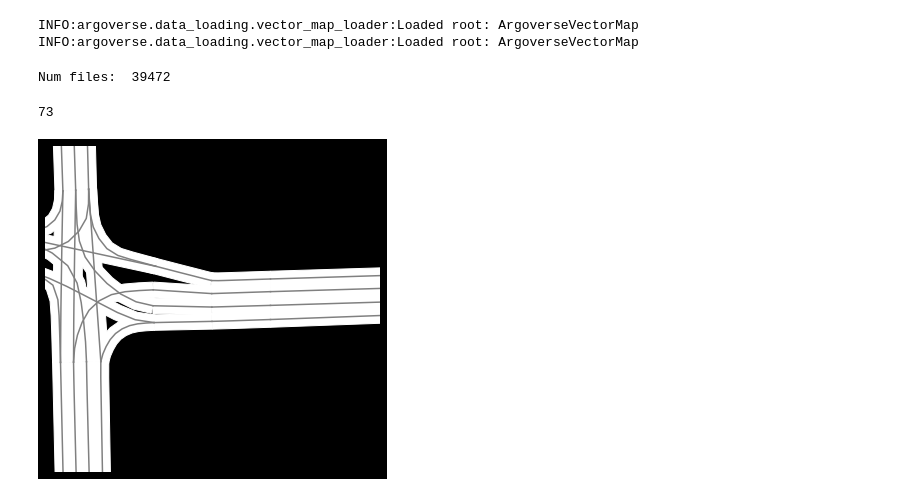
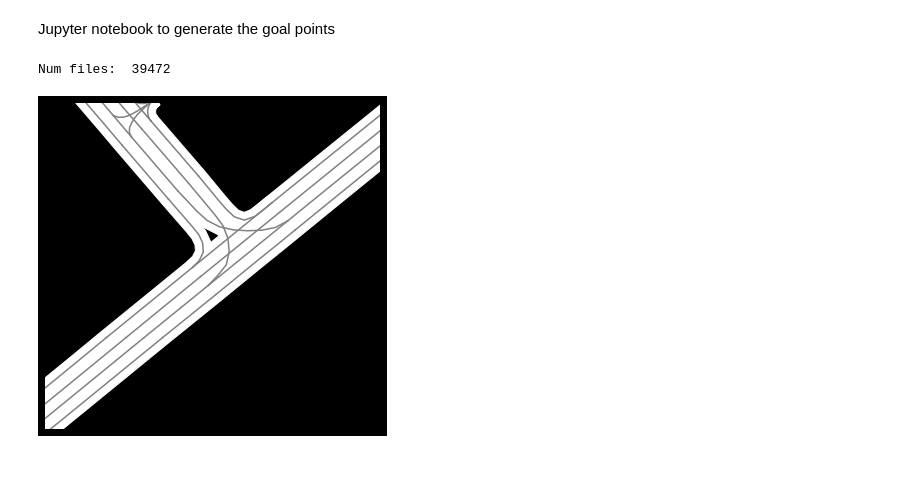
Before and after one commit to Cram3r95/mapfe4mp, a Jupyter notebook: evaluate/argoverse/test_goal_points_heatmap.ipynb, the cells around one changed output. Drawn from its saved outputs; the diff is of its cells as text; code cells hidden in the pictures; blank space fills up the shorter version.

```diff
--- a/evaluate/argoverse/test_goal_points_heatmap.ipynb
+++ b/evaluate/argoverse/test_goal_points_heatmap.ipynb
@@ -1,3 +1,5 @@
+# %% [markdown]
+Jupyter notebook to generate the goal points
 # %%
 import cv2
 import numpy as np
@@ -9,20 +12,18 @@ import torch
 import matplotlib.pyplot as plt
 import time
 # %%
-BASE_DIR = "/home/denso/carlos_vsr_workspace/mapfe4mp"
+repo = git.Repo('.', search_parent_directories=True)
+BASE_DIR = repo.working_tree_dir
 sys.path.append(BASE_DIR)
 
+import model.datasets.argoverse.dataset as dataset
 import model.datasets.argoverse.dataset_utils as dataset_utils
-import model.datasets.argoverse.dataset as dataset
+import model.datasets.argoverse.goal_points_functions as goal_points_functions
 import model.datasets.argoverse.map_functions as map_functions
-import model.datasets.argoverse.goal_points_functions as goal_points_functions
 
 from argoverse.map_representation.map_api import ArgoverseMap
 
 avm = ArgoverseMap()
-# %% [output]
-INFO:argoverse.data_loading.vector_map_loader:Loaded root: ArgoverseVectorMap
-INFO:argoverse.data_loading.vector_map_loader:Loaded root: ArgoverseVectorMap
 # %%
 # Load files
 
@@ -45,36 +46,29 @@ file_id_list.sort()
 print("Num files: ", num_files)
 # %% [output]
 Num files:  39472
-# %%
-file_id_list[71]
-# %% [output]
-73
 # %%
 # Generate a rasterized representation of the map
 # (Just to illustrate the driveable area, not required in our algorithm)
 
-import model.datasets.argoverse.map_functions as map_functions
-
-file_id = "75" # Override this variable to compute a different local map
+file_id = "90" # Override this variable to compute a different local map
 dist_around = 40 # m around the ego-vehicle
 dist_rasterized_map = [-dist_around, dist_around, -dist_around, dist_around]
 
 path = os.path.join(root_file_name,str(file_id)+".csv")
 data = dataset_utils.read_file(path)
 
 obs_origin = 20
 origin_pos, city_name = dataset_utils.get_origin_and_city(data,obs_origin)
-origin_pos = origin_pos.tolist() # [[x,y]] np.array -> [x,y] list
 
 map_functions.map_generator(file_id,
                             origin_pos,
                             dist_rasterized_map,
                             avm,
                             city_name,
                             show=False,
                             root_folder=data_images_folder)
 # %% [output]
-[figure, old version]
+[figure, new version]
 # %%
 # Goal points hyperparameters
 
```
Also changed, not shown: parts of 7 cells of this notebook, 7 other files.
